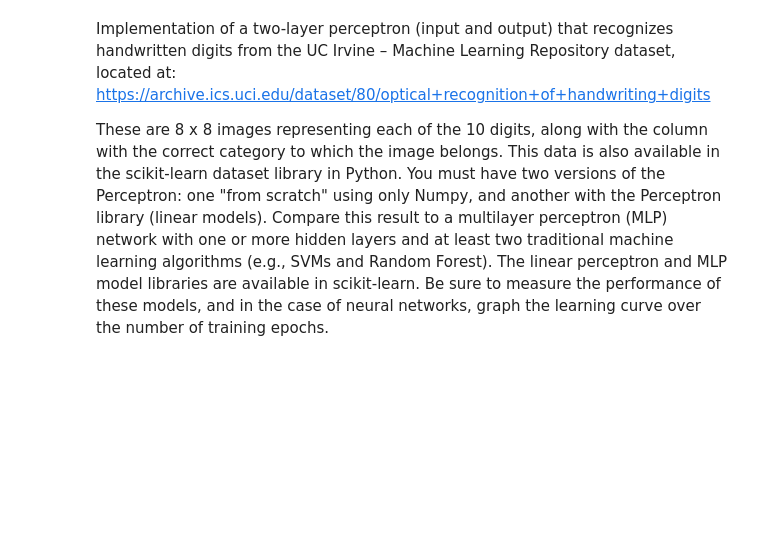
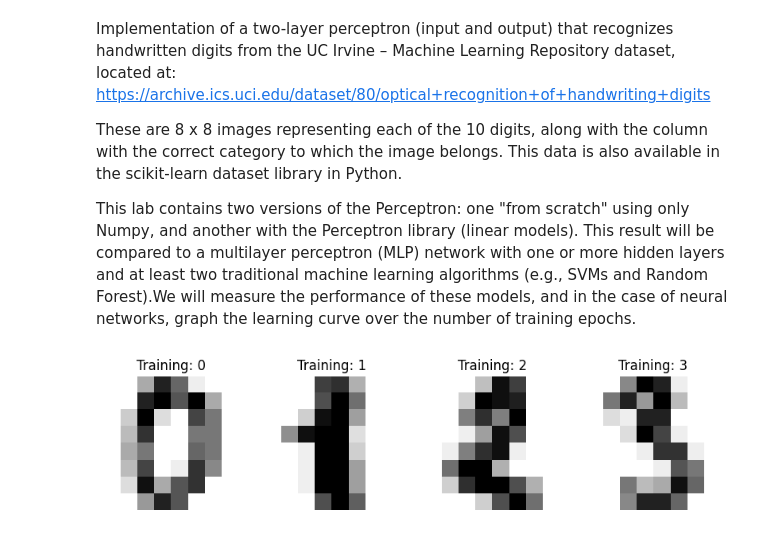
Before and after one commit to AissaBerenice/neural-networks-class25, a Jupyter notebook: labs/lab1-NIST-Digits.ipynb, the cells around one changed output. Cells and saved outputs as stored; diff of their text form; code cells hidden in the pictures; blank space fills up the shorter version.

```diff
--- a/labs/lab1-NIST-Digits.ipynb
+++ b/labs/lab1-NIST-Digits.ipynb
@@ -8,8 +8,6 @@ Aissa Berenice Gonzalez Fosado 752224
 Implementation of a two-layer perceptron (input and output) that recognizes handwritten digits from the UC Irvine – Machine Learning Repository dataset, located at:
 https://archive.ics.uci.edu/dataset/80/optical+recognition+of+handwriting+digits
 
+These are 8 x 8 images representing each of the 10 digits, along with the column with the correct category to which the image belongs. This data is also available in the scikit-learn dataset library in Python.
 
-These are 8 x 8 images representing each of the 10 digits, along with the column with the correct category to which the image belongs. This data is also available in the scikit-learn dataset library in Python.
-You must have two versions of the Perceptron: one "from scratch" using only Numpy, and another with the Perceptron library (linear models). Compare this result to a multilayer perceptron (MLP) network with one or more hidden layers and at least two traditional machine learning algorithms (e.g., SVMs and Random Forest).
-The linear perceptron and MLP model libraries are available in scikit-learn.
-Be sure to measure the performance of these models, and in the case of neural networks, graph the learning curve over the number of training epochs.
+This lab contains two versions of the Perceptron: one "from scratch" using only Numpy, and another with the Perceptron library (linear models). This result will be compared to a multilayer perceptron (MLP) network with one or more hidden layers and at least two traditional machine learning algorithms (e.g., SVMs and Random Forest).We will measure the performance of these models, and in the case of neural networks, graph the learning curve over the number of training epochs.
@@ -16 +21,11 @@ Be sure to measure the performance of these models, and in the case of neural ne
+# %%
+digits = datasets.load_digits()
+
+_, axes = plt.subplots(nrows=1, ncols=4, figsize=(10, 3))
+for ax, image, label in zip(axes, digits.images, digits.target):
+    ax.set_axis_off()
+    ax.imshow(image, cmap=plt.cm.gray_r, interpolation="nearest")
+    ax.set_title("Training: %i" % label)
+# %% [output]
+[figure, added]
 # %%
```
Also changed, not shown: parts of 4 cells of this notebook, 3 other files.
